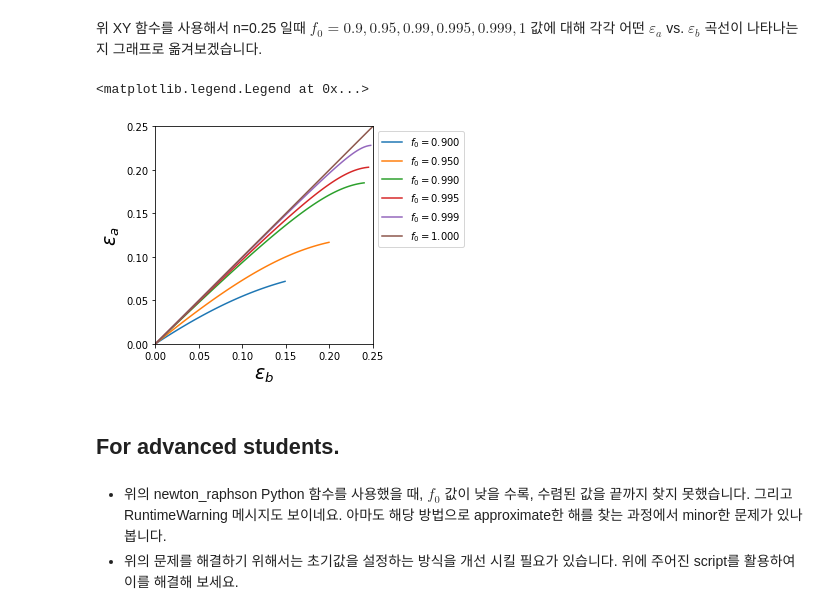
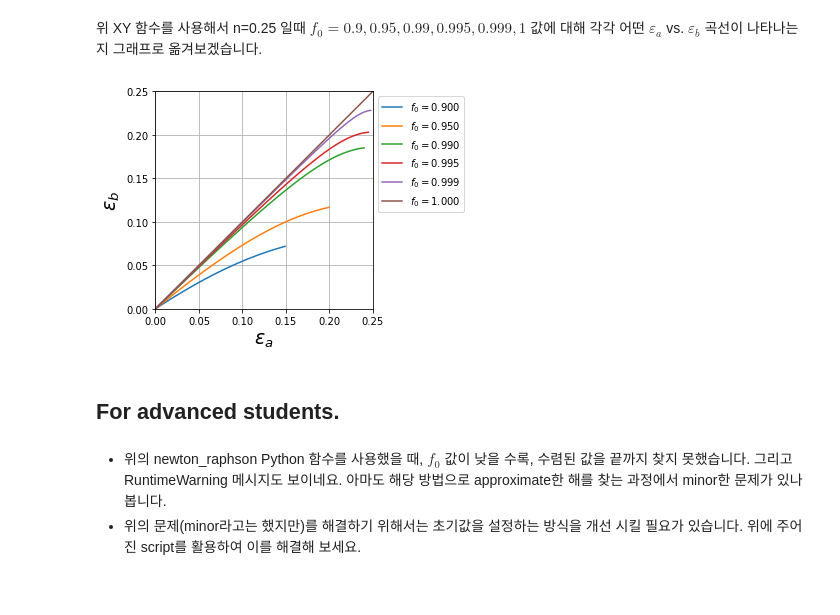
Before and after one commit to youngung/lectures, a Jupyter notebook: ipynb/fig4-6_metalforming_hosford&caddell.ipynb, the cells around one changed output. Saved outputs shown, nothing was run; the diff lists cells and outputs as text; code cells hidden in the pictures.

```diff
--- a/ipynb/fig4-6_metalforming_hosford&caddell.ipynb
+++ b/ipynb/fig4-6_metalforming_hosford&caddell.ipynb
@@ -167,29 +167,29 @@ def xy_curve(n=0.25,f0=0.999):
 # %%
 n=0.25
 fs=[0.9,0.95,0.99,0.995,0.999,1.]
 fs=np.array(fs)
 
 ax=gca() ## 그래프가 그려질 axes object를 ax에 저장.
 for i in xrange(len(fs)):
     ## xy_curve함수에서 얻어진 그래프를 x,y 변수에 저장 그립니다.
     x,y=xy_curve(n,fs[i])
     ## 위 x, y값을 ax에 포함된 plot함수를 사용하여 그립니다.
     ## label argument를 추후에 레전드를 꾸미기 위해서 지정해줍니다.
     ax.plot(x,y,'-',label=r'$f_0=%.3f$'%fs[i])
 
 
 ## 아래는 그래프를 '꾸며'주는 명령어들입니다.
 ax.set_ylim(0.,n)
 ax.set_xlim(0.,n)
-ax.set_xlabel(r'$\varepsilon_b$',fontsize=19)
-ax.set_ylabel(r'$\varepsilon_a$',fontsize=19)
+ax.set_xlabel(r'$\varepsilon_a$',fontsize=19)
+ax.set_ylabel(r'$\varepsilon_b$',fontsize=19)
 ax.set_aspect('equal')
 ax.legend(bbox_to_anchor=(1,1.))
+ax.grid()
 # %% [output]
-<matplotlib.legend.Legend at 0x...>
-[figure, old version]
+[figure, new version]
 # %% [markdown]
 ## For advanced students.
 # %% [markdown]
 - 위의 newton_raphson Python 함수를 사용했을 때, $f_0$ 값이 낮을 수록, 수렴된 값을 끝까지 찾지 못했습니다. 그리고 RuntimeWarning 메시지도 보이네요. 아마도 해당 방법으로 approximate한 해를 찾는 과정에서 minor한 문제가 있나 봅니다.
-- 위의 문제를 해결하기 위해서는 초기값을 설정하는 방식을 개선 시킬 필요가 있습니다. 위에 주어진 script를 활용하여 이를 해결해 보세요.
+- 위의 문제(minor라고는 했지만)를 해결하기 위해서는 초기값을 설정하는 방식을 개선 시킬 필요가 있습니다. 위에 주어진 script를 활용하여 이를 해결해 보세요.
```
Also changed, not shown: parts of 1 cell of this notebook, 3 other files.
